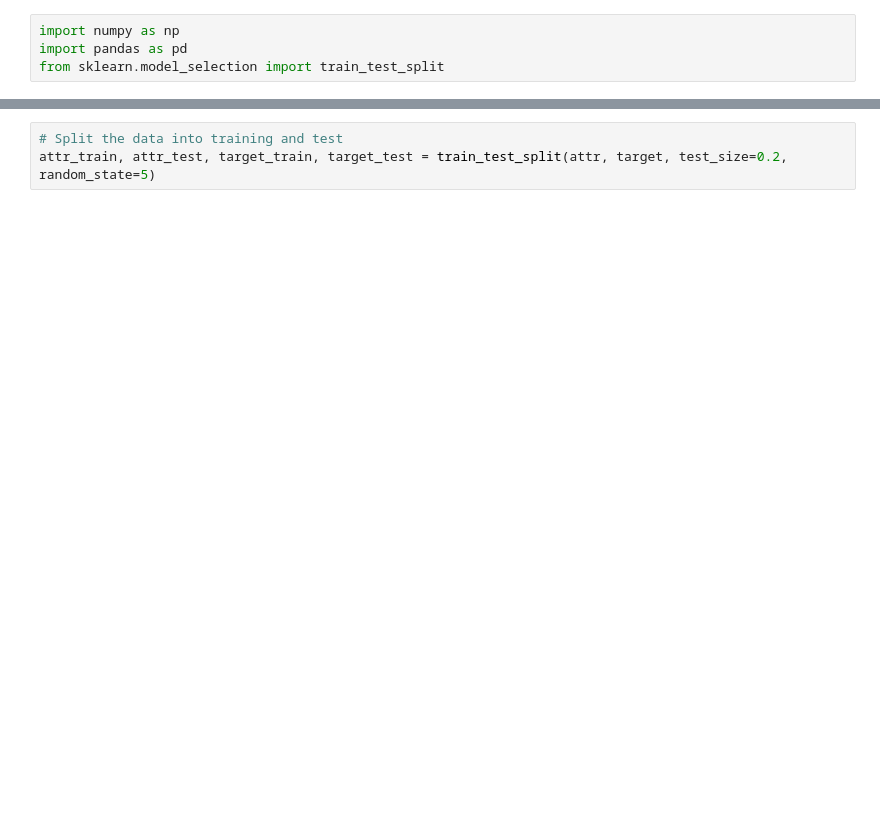
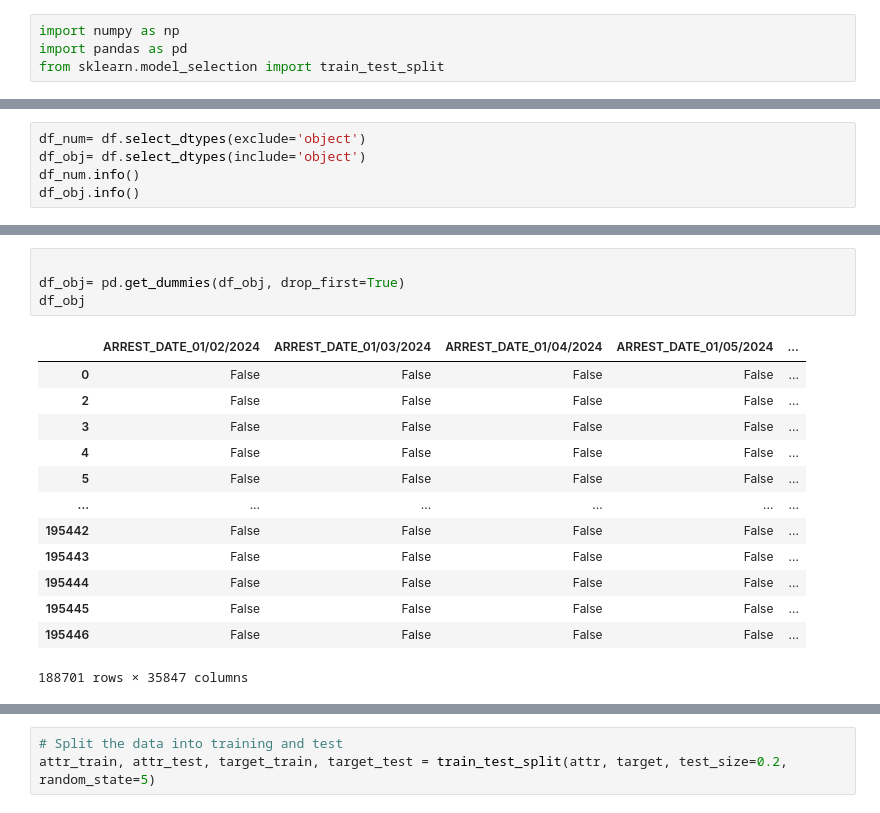
Before and after one commit to annahauk/CS513, a Jupyter notebook: analysis.ipynb, the cells around one changed output, grey strips where cells are left out. Drawn from its saved outputs; the diff is of its cells as text; blank space fills up the shorter version.

```diff
--- a/analysis.ipynb
+++ b/analysis.ipynb
@@ -52,3 +52,8 @@ True
 | 3 | 287001362 | 05/16/2024 | 109.0 | ASSAULT 2,1,UNCLASSIFIED | 106.0 | FELONY ASSAULT | PL 1200512 | S | 121 | ... |
 | 4 | 287829614 | 06/02/2024 | 105.0 | STRANGULATION 1ST | 106.0 | FELONY ASSAULT | PL 1211200 | Q | 100 | ... |
 | 5 | 280513565 | 01/14/2024 | 153.0 | RAPE 3 | 104.0 | RAPE | PL 1302503 | M | 14 | ... |
+# %%
+df_num= df.select_dtypes(exclude='object')
+df_obj= df.select_dtypes(include='object')
+df_num.info()
+df_obj.info()
@@ -54,0 +78,18 @@ True
+# %%
+
+df_obj= pd.get_dummies(df_obj, drop_first=True)
+df_obj
+# %% [output]
+|  | ARREST_DATE_01/02/2024 | ARREST_DATE_01/03/2024 | ARREST_DATE_01/04/2024 | ARREST_DATE_01/05/2024 | ... |
+| 0 | False | False | False | False | ... |
+| 2 | False | False | False | False | ... |
+| 3 | False | False | False | False | ... |
+| 4 | False | False | False | False | ... |
+| 5 | False | False | False | False | ... |
+| ... | ... | ... | ... | ... | ... |
+| 195442 | False | False | False | False | ... |
+| 195443 | False | False | False | False | ... |
+| 195444 | False | False | False | False | ... |
+| 195445 | False | False | False | False | ... |
+| 195446 | False | False | False | False | ... |
+188701 rows × 35847 columns
```
Also changed, not shown: parts of 7 cells of this notebook.
